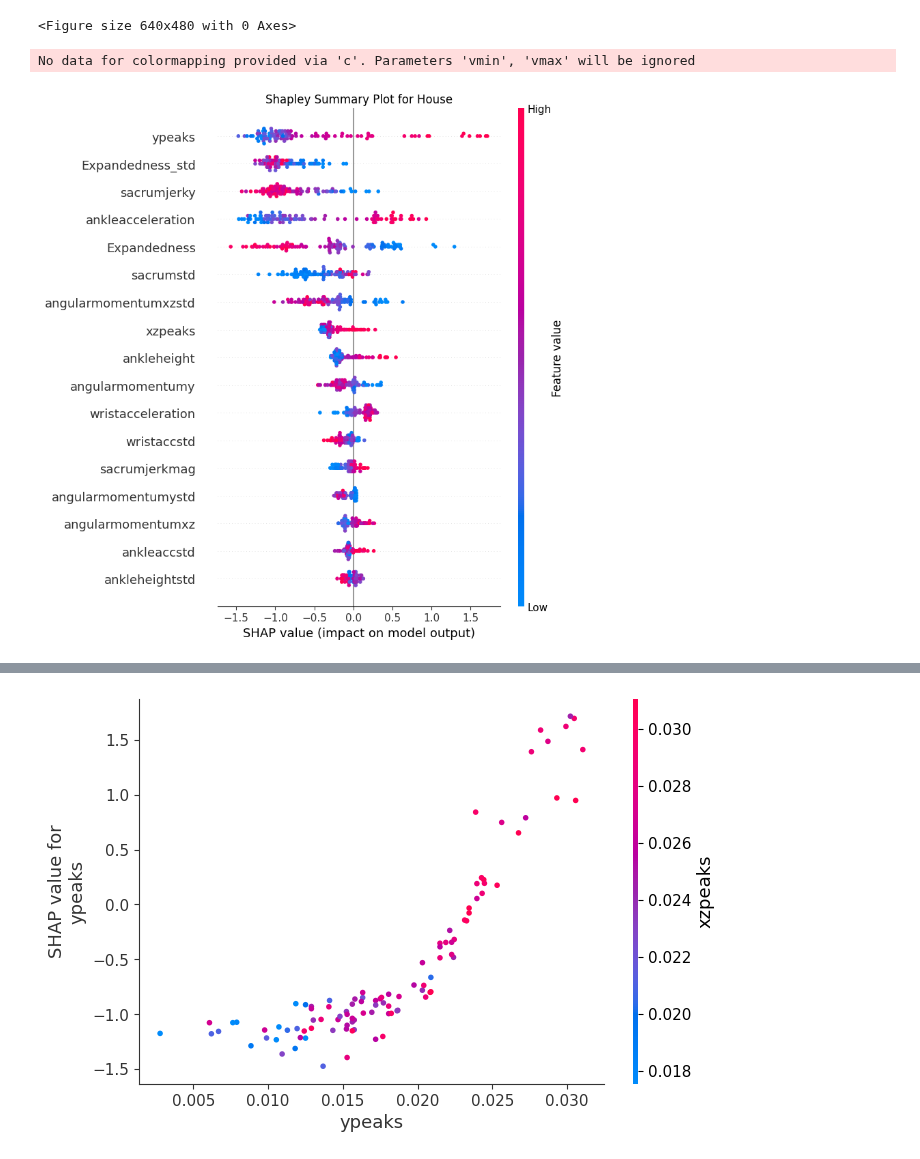
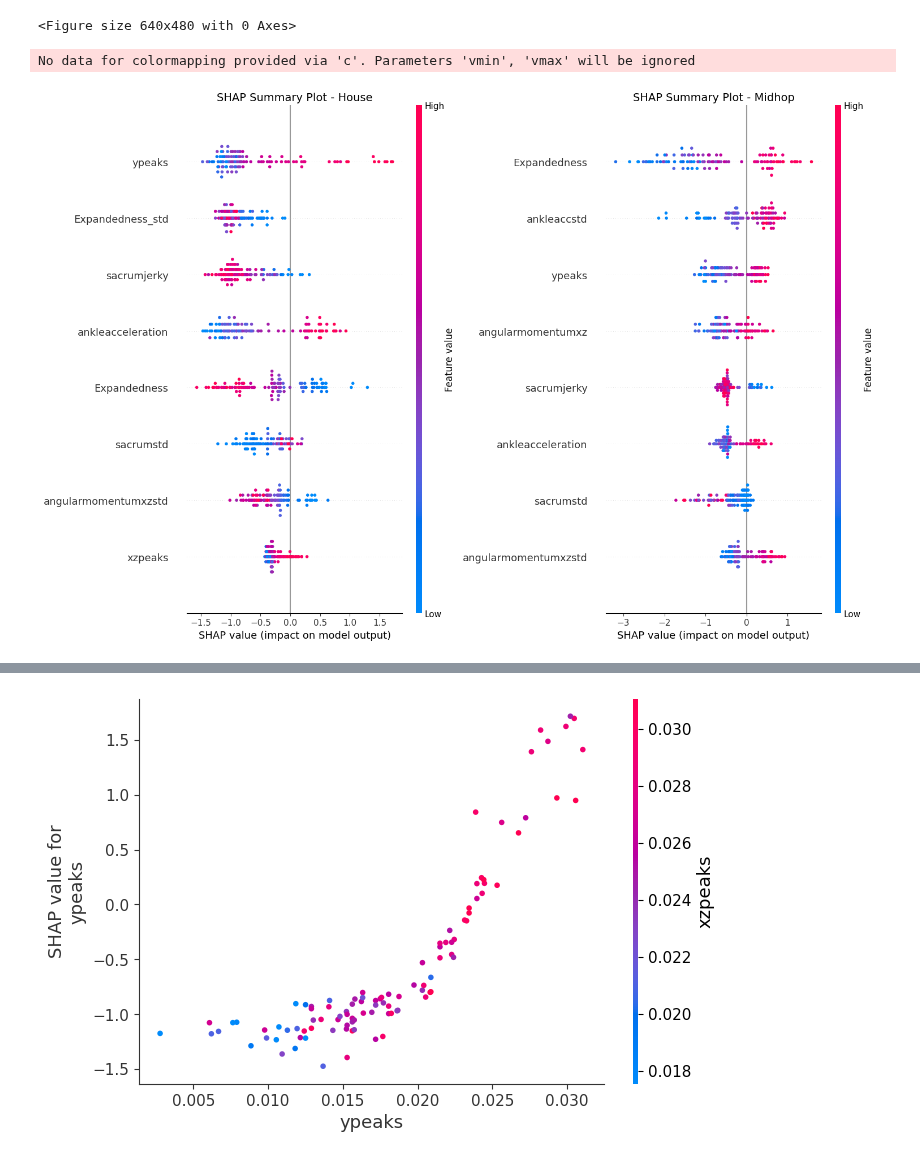
Before and after one commit to tBenBaker/MovementClassifier, a Jupyter notebook: DanceProj1/notebooks/03_inspectiondraft.ipynb, the cells around one changed output, grey strips where cells are left out. Drawn from its saved outputs; the diff is of its cells as text; code cells hidden in the pictures.

```diff
--- a/DanceProj1/notebooks/03_inspectiondraft.ipynb
+++ b/DanceProj1/notebooks/03_inspectiondraft.ipynb
@@ -73,10 +73,18 @@ plt.savefig('../plots/XGBshapsummaryFull.png')
 ntree_limit is deprecated, use `iteration_range` or model slicing instead.
 [figure]
 <Figure size 640x480 with 0 Axes>
-# %%
-#swarm plot for House
-plt.title('Shapley Summary Plot for House')
-shap.summary_plot(shap_values[list(genres).index('House')], X_test)
-# %% [output]
-No data for colormapping provided via 'c'. Parameters 'vmin', 'vmax' will be ignored
-[figure, removed]
+# %%
+import matplotlib.gridspec as gridspec
+fig = plt.figure(figsize=(15, 10))
+gs = gridspec.GridSpec(1, 2)
+
+for i, genre in enumerate(['House', 'Midhop']):
+    ax = plt.subplot(gs[i])
+    shap.summary_plot(shap_values[list(genres).index(genre)], X_test, max_display=8, show=False, plot_size=None)
+    ax.set_title(f'SHAP Summary Plot - {genre}', fontsize=14)
+
+plt.tight_layout()
+plt.show()
+# %% [output]
+No data for colormapping provided via 'c'. Parameters 'vmin', 'vmax' will be ignored
+[figure, added]
```
Also changed, not shown: parts of 25 cells of this notebook, 8 other files.
